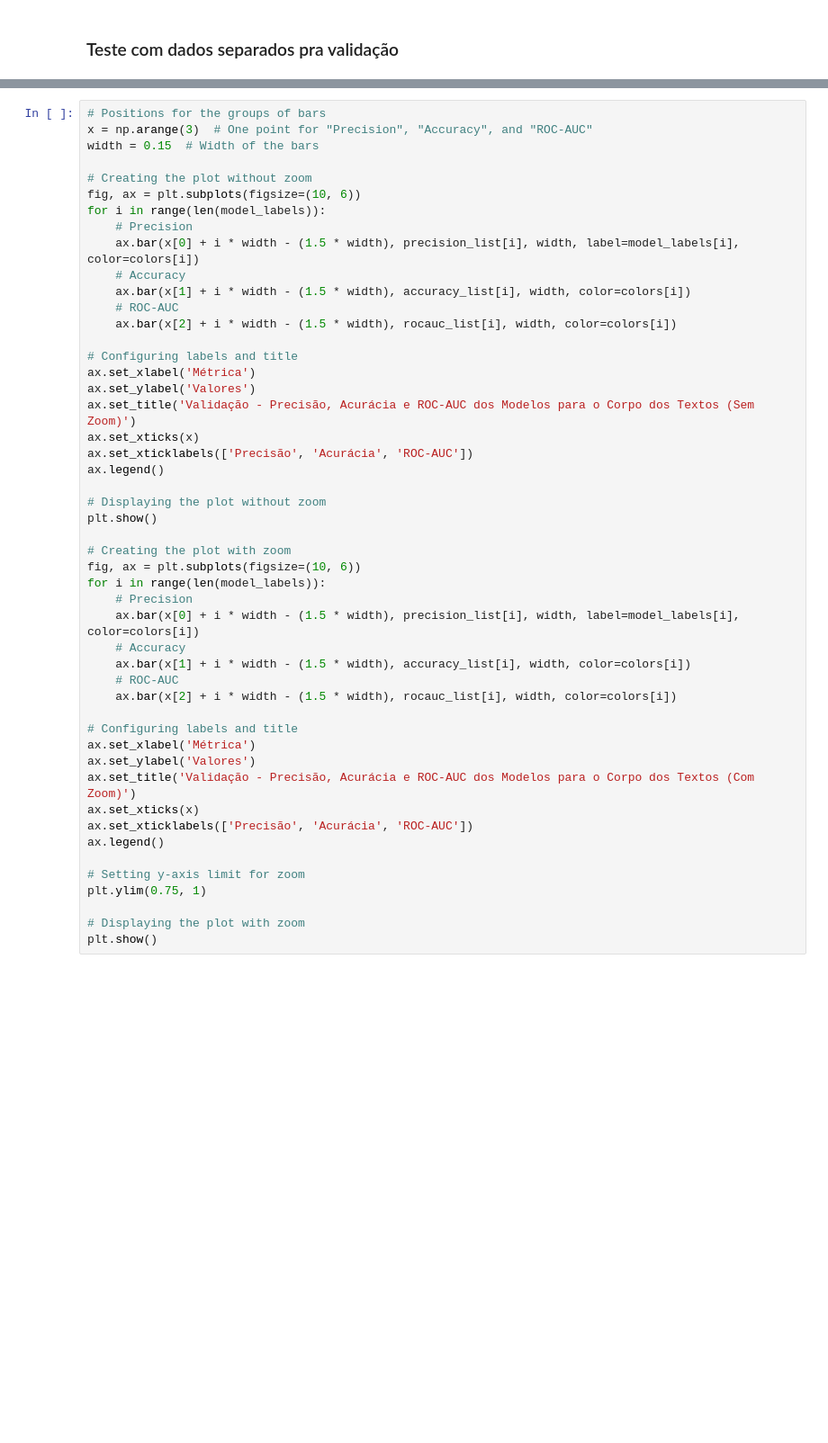
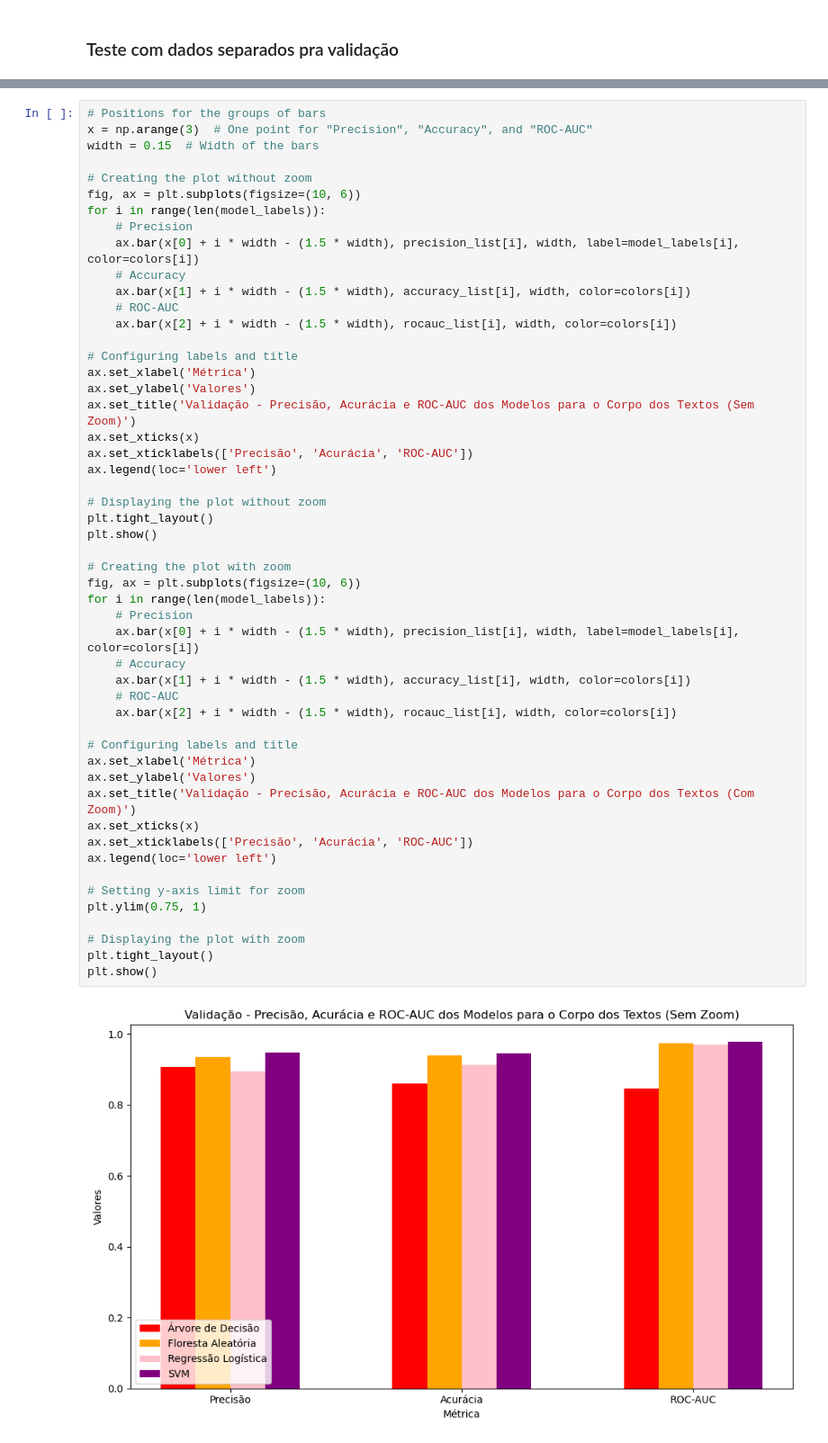
Before and after one commit to Thomazellinho/tcc_noticiasfalsas_ilum, a Jupyter notebook: 5_tcc_corpo_texto.ipynb, the cells around one changed output, grey strips where cells are left out. Shown at 90% size. Saved outputs shown, nothing was run; the diff lists cells and outputs as text; blank space fills up the shorter version.

```diff
--- a/5_tcc_corpo_texto.ipynb
+++ b/5_tcc_corpo_texto.ipynb
@@ -271,32 +363,36 @@ ax.set_xlabel('Métrica')
 ax.set_ylabel('Valores')
 ax.set_title('Validação - Precisão, Acurácia e ROC-AUC dos Modelos para o Corpo dos Textos (Sem Zoom)')
 ax.set_xticks(x)
 ax.set_xticklabels(['Precisão', 'Acurácia', 'ROC-AUC'])
-ax.legend()
+ax.legend(loc='lower left')
 
 # Displaying the plot without zoom
+plt.tight_layout()
 plt.show()
 
 # Creating the plot with zoom
 fig, ax = plt.subplots(figsize=(10, 6))
 for i in range(len(model_labels)):
     # Precision
     ax.bar(x[0] + i * width - (1.5 * width), precision_list[i], width, label=model_labels[i], color=colors[i])
     # Accuracy
     ax.bar(x[1] + i * width - (1.5 * width), accuracy_list[i], width, color=colors[i])
     # ROC-AUC
     ax.bar(x[2] + i * width - (1.5 * width), rocauc_list[i], width, color=colors[i])
 
 # Configuring labels and title
 ax.set_xlabel('Métrica')
 ax.set_ylabel('Valores')
 ax.set_title('Validação - Precisão, Acurácia e ROC-AUC dos Modelos para o Corpo dos Textos (Com Zoom)')
 ax.set_xticks(x)
 ax.set_xticklabels(['Precisão', 'Acurácia', 'ROC-AUC'])
-ax.legend()
+ax.legend(loc='lower left')
 
 # Setting y-axis limit for zoom
 plt.ylim(0.75, 1)
 
 # Displaying the plot with zoom
+plt.tight_layout()
 plt.show()
+# %% [output]
+[figure, added]
```
Also changed, not shown: parts of 12 cells of this notebook, 7 other files.
